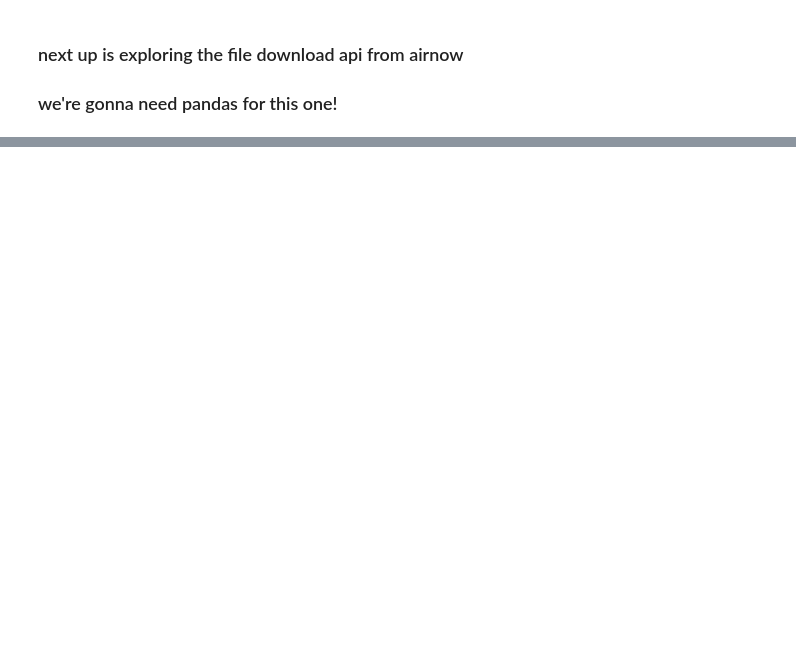
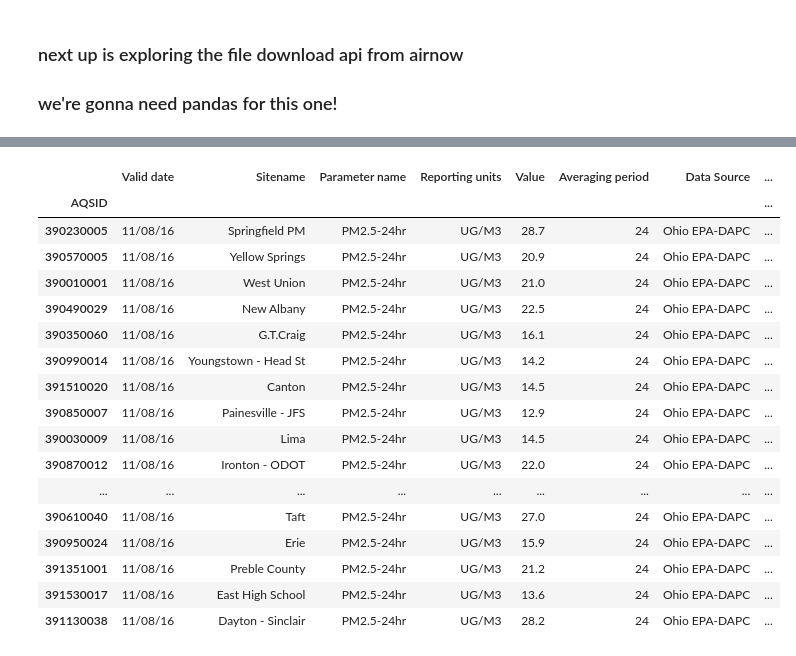
Before and after one commit to alexshepard/notebooks, a Jupyter notebook: PM25.ipynb, the cells around one changed output, grey strips where cells are left out. Saved outputs shown, nothing was run; the diff lists cells and outputs as text; code cells hidden in the pictures; blank space fills up the shorter version.

```diff
--- a/PM25.ipynb
+++ b/PM25.ipynb
@@ -163,0 +223,3 @@ plt.legend()
+# %%
+locs = locs.set_index(["AQSID"])
+locs.head()
@@ -163,0 +234,5 @@ plt.legend()
+# %%
+# we only care about pm2.5
+observations = observations[observations["Parameter name"] == "PM2.5-24hr"]
+observations = observations.set_index(["AQSID"])
+observations.head()
@@ -163,0 +247,25 @@ plt.legend()
+# %%
+joined = observations.join(locs)
+# %%
+ohio = joined[joined["State name"] == "OH"]
+# %%
+ohio
+# %% [output]
+|  | Valid date | Sitename | Parameter name | Reporting units | Value | Averaging period | Data Source | ... |
+| AQSID |  |  |  |  |  |  |  | ... |
+| 390230005 | 11/08/16 | Springfield PM | PM2.5-24hr | UG/M3 | 28.7 | 24 | Ohio EPA-DAPC | ... |
+| 390570005 | 11/08/16 | Yellow Springs | PM2.5-24hr | UG/M3 | 20.9 | 24 | Ohio EPA-DAPC | ... |
+| 390010001 | 11/08/16 | West Union | PM2.5-24hr | UG/M3 | 21.0 | 24 | Ohio EPA-DAPC | ... |
+| 390490029 | 11/08/16 | New Albany | PM2.5-24hr | UG/M3 | 22.5 | 24 | Ohio EPA-DAPC | ... |
+| 390350060 | 11/08/16 | G.T.Craig | PM2.5-24hr | UG/M3 | 16.1 | 24 | Ohio EPA-DAPC | ... |
+| 390990014 | 11/08/16 | Youngstown - Head St | PM2.5-24hr | UG/M3 | 14.2 | 24 | Ohio EPA-DAPC | ... |
+| 391510020 | 11/08/16 | Canton | PM2.5-24hr | UG/M3 | 14.5 | 24 | Ohio EPA-DAPC | ... |
+| 390850007 | 11/08/16 | Painesville - JFS | PM2.5-24hr | UG/M3 | 12.9 | 24 | Ohio EPA-DAPC | ... |
+| 390030009 | 11/08/16 | Lima | PM2.5-24hr | UG/M3 | 14.5 | 24 | Ohio EPA-DAPC | ... |
+| 390870012 | 11/08/16 | Ironton - ODOT | PM2.5-24hr | UG/M3 | 22.0 | 24 | Ohio EPA-DAPC | ... |
+| ... | ... | ... | ... | ... | ... | ... | ... | ... |
+| 390610040 | 11/08/16 | Taft | PM2.5-24hr | UG/M3 | 27.0 | 24 | Ohio EPA-DAPC | ... |
+| 390950024 | 11/08/16 | Erie | PM2.5-24hr | UG/M3 | 15.9 | 24 | Ohio EPA-DAPC | ... |
+| 391351001 | 11/08/16 | Preble County | PM2.5-24hr | UG/M3 | 21.2 | 24 | Ohio EPA-DAPC | ... |
+| 391530017 | 11/08/16 | East High School | PM2.5-24hr | UG/M3 | 13.6 | 24 | Ohio EPA-DAPC | ... |
+| 391130038 | 11/08/16 | Dayton - Sinclair | PM2.5-24hr | UG/M3 | 28.2 | 24 | Ohio EPA-DAPC | ... |
```
Also changed, not shown: parts of 13 cells of this notebook.
